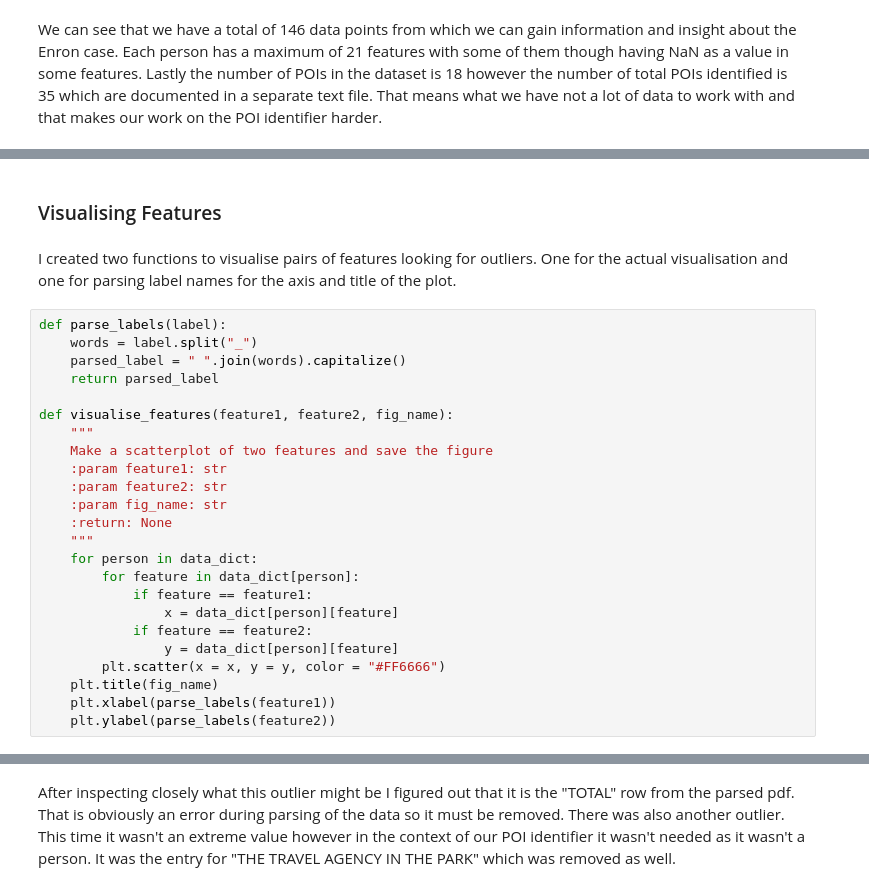
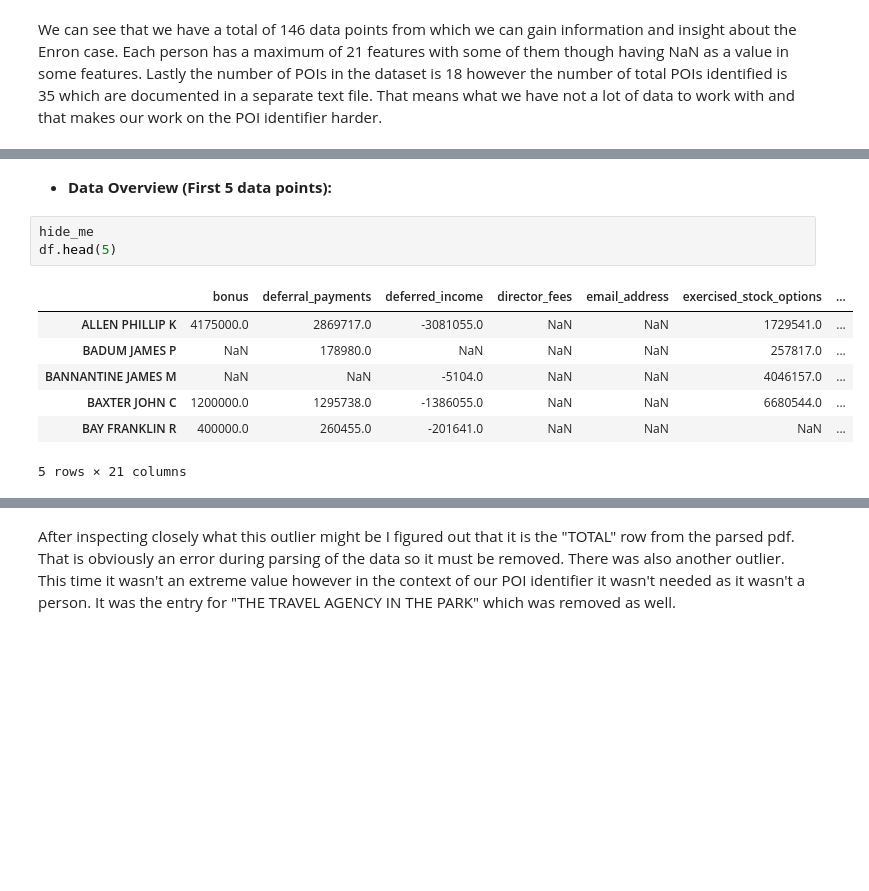
Before and after one commit to ndvo2710/P5_Project, a Jupyter notebook: final_project/Enron_Project.ipynb, the cells around one changed output, grey strips where cells are left out. Cells and saved outputs as stored; diff of their text form; blank space fills up the shorter version.

```diff
--- a/final_project/Enron_Project.ipynb
+++ b/final_project/Enron_Project.ipynb
@@ -84,28 +93,13 @@ LIST OF FEATURES OVERVIEW:
-# %% [markdown]
-### Visualising Features
-# %% [markdown]
-I created two functions to visualise pairs of features looking for outliers. One for the actual visualisation and one for parsing label names for the axis and title of the plot.
-# %%
-def parse_labels(label):
-    words = label.split("_")
-    parsed_label = " ".join(words).capitalize()
-    return parsed_label
-
-def visualise_features(feature1, feature2, fig_name):
-    """
-    Make a scatterplot of two features and save the figure
-    :param feature1: str
-    :param feature2: str
-    :param fig_name: str
-    :return: None
-    """
-    for person in data_dict:
-        for feature in data_dict[person]:
-            if feature == feature1:
-                x = data_dict[person][feature]
-            if feature == feature2:
-                y = data_dict[person][feature]
-        plt.scatter(x = x, y = y, color = "#FF6666")
-    plt.title(fig_name)
-    plt.xlabel(parse_labels(feature1))
-    plt.ylabel(parse_labels(feature2))
+# %% [markdown]
+- **Data Overview (First 5 data points):**
+# %%
+hide_me
+df.head(5)
+# %% [output]
+|  | bonus | deferral_payments | deferred_income | director_fees | email_address | exercised_stock_options | ... |
+| ALLEN PHILLIP K | 4175000.0 | 2869717.0 | -3081055.0 | NaN | NaN | 1729541.0 | ... |
+| BADUM JAMES P | NaN | 178980.0 | NaN | NaN | NaN | 257817.0 | ... |
+| BANNANTINE JAMES M | NaN | NaN | -5104.0 | NaN | NaN | 4046157.0 | ... |
+| BAXTER JOHN C | 1200000.0 | 1295738.0 | -1386055.0 | NaN | NaN | 6680544.0 | ... |
+| BAY FRANKLIN R | 400000.0 | 260455.0 | -201641.0 | NaN | NaN | NaN | ... |
+5 rows × 21 columns
```
Also changed, not shown: parts of 80 cells of this notebook, 1 other file.
